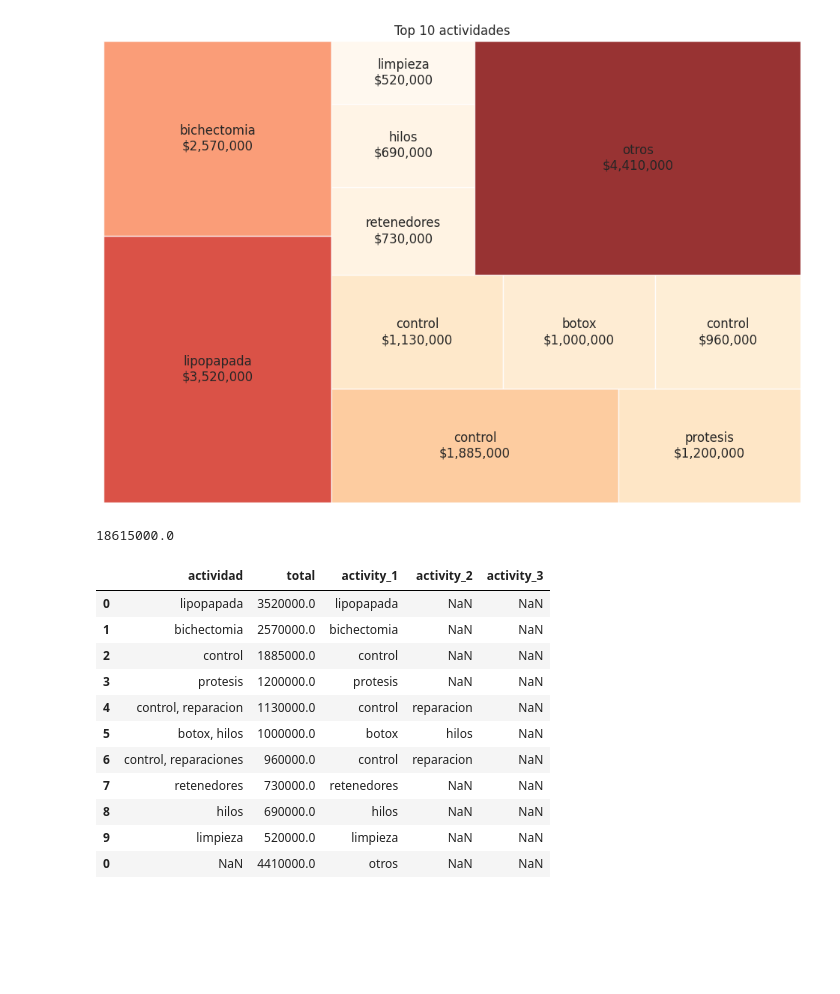
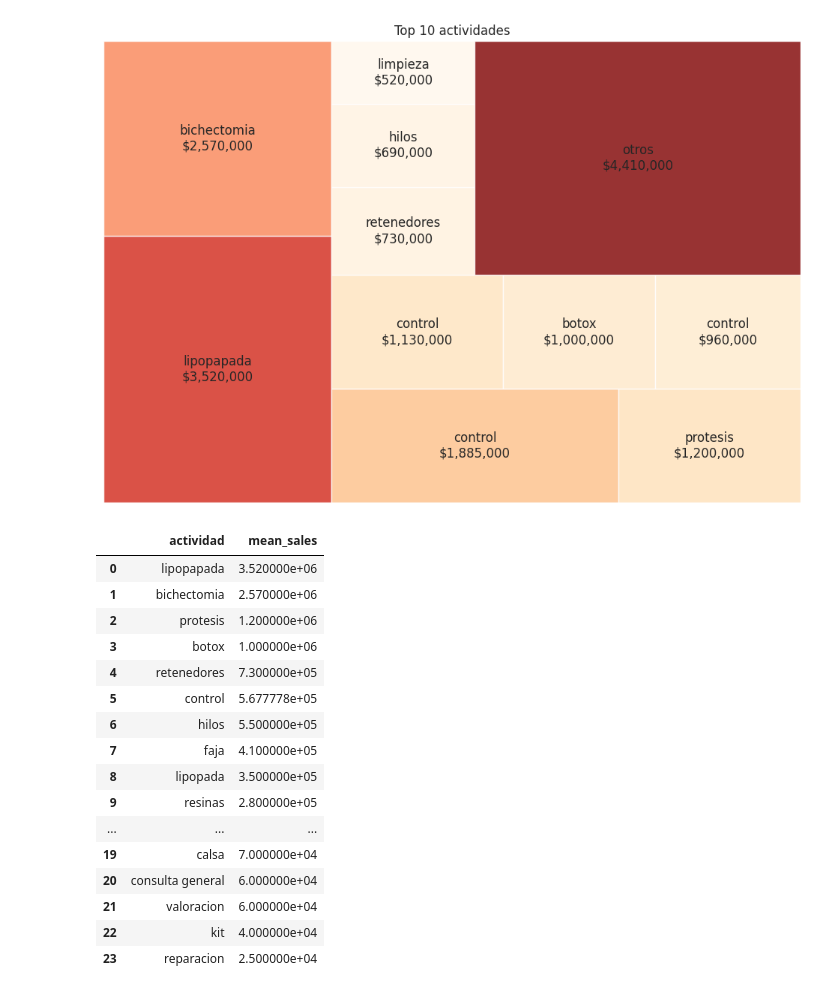
Before and after one commit to JsNcAr/GSalud_Analysis, a Jupyter notebook: Clinica_Viz.ipynb, the cells around one changed output. Saved outputs shown, nothing was run; the diff lists cells and outputs as text; code cells hidden in the pictures; blank space fills up the shorter version.

```diff
--- a/Clinica_Viz.ipynb
+++ b/Clinica_Viz.ipynb
@@ -297,6 +264,7 @@ total
 # %%
 # make a treemap of top 10 activities and save the others in 'others' category
-df['total'] = df['total'].astype(float)
+#df['total'] = df['total'].astype(float)
+A1 = A1.sort_values(by='mean_sales', ascending=False)
 # order by total
 #df = df.sort_values(by='total', ascending=False)
 #df.loc[~df['activity_1'].isin(df['activity_1'].value_counts().head(10).index), 'activity_1'] = 'others'
@@ -327,24 +295,23 @@ plt.axis('off')
 plt.show()
 # %% [output]
 [figure]
-# %%
-# sum values of total column
-total = df['total'].sum()
-total
-# %% [output]
-18615000.0
-# %%
-df
-# %% [output]
-|  | actividad | total | activity_1 | activity_2 | activity_3 |
-| 0 | lipopapada | 3520000.0 | lipopapada | NaN | NaN |
-| 1 | bichectomia | 2570000.0 | bichectomia | NaN | NaN |
-| 2 | control | 1885000.0 | control | NaN | NaN |
-| 3 | protesis | 1200000.0 | protesis | NaN | NaN |
-| 4 | control, reparacion | 1130000.0 | control | reparacion | NaN |
-| 5 | botox, hilos | 1000000.0 | botox | hilos | NaN |
-| 6 | control, reparaciones | 960000.0 | control | reparacion | NaN |
-| 7 | retenedores | 730000.0 | retenedores | NaN | NaN |
-| 8 | hilos | 690000.0 | hilos | NaN | NaN |
-| 9 | limpieza | 520000.0 | limpieza | NaN | NaN |
-| 0 | NaN | 4410000.0 | otros | NaN | NaN |
+# %%
+A1
+# %% [output]
+|  | actividad | mean_sales |
+| 0 | lipopapada | 3.520000e+06 |
+| 1 | bichectomia | 2.570000e+06 |
+| 2 | protesis | 1.200000e+06 |
+| 3 | botox | 1.000000e+06 |
+| 4 | retenedores | 7.300000e+05 |
+| 5 | control | 5.677778e+05 |
+| 6 | hilos | 5.500000e+05 |
+| 7 | faja | 4.100000e+05 |
+| 8 | lipopada | 3.500000e+05 |
+| 9 | resinas | 2.800000e+05 |
+| ... | ... | ... |
+| 19 | calsa | 7.000000e+04 |
+| 20 | consulta general | 6.000000e+04 |
+| 21 | valoracion | 6.000000e+04 |
+| 22 | kit | 4.000000e+04 |
+| 23 | reparacion | 2.500000e+04 |
```
Also changed, not shown: parts of 4 cells of this notebook.
